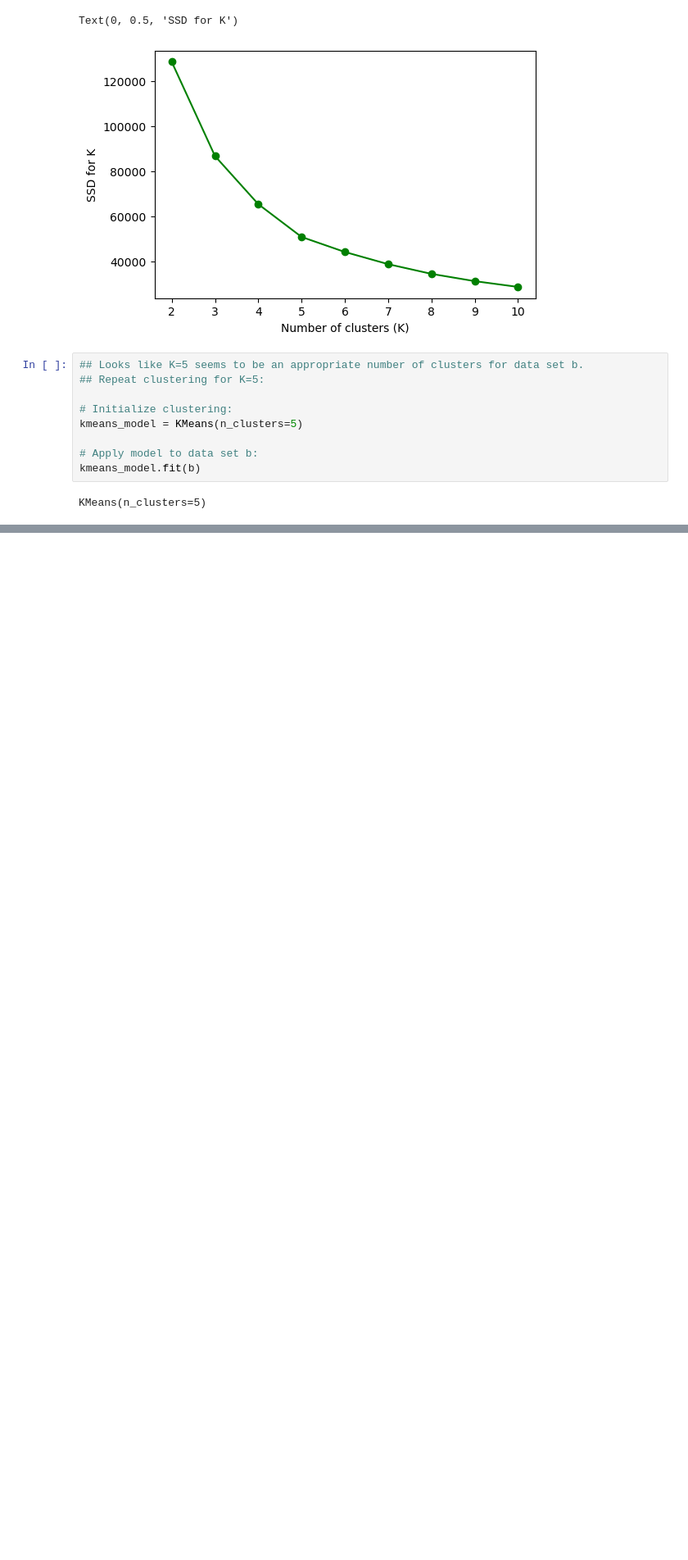
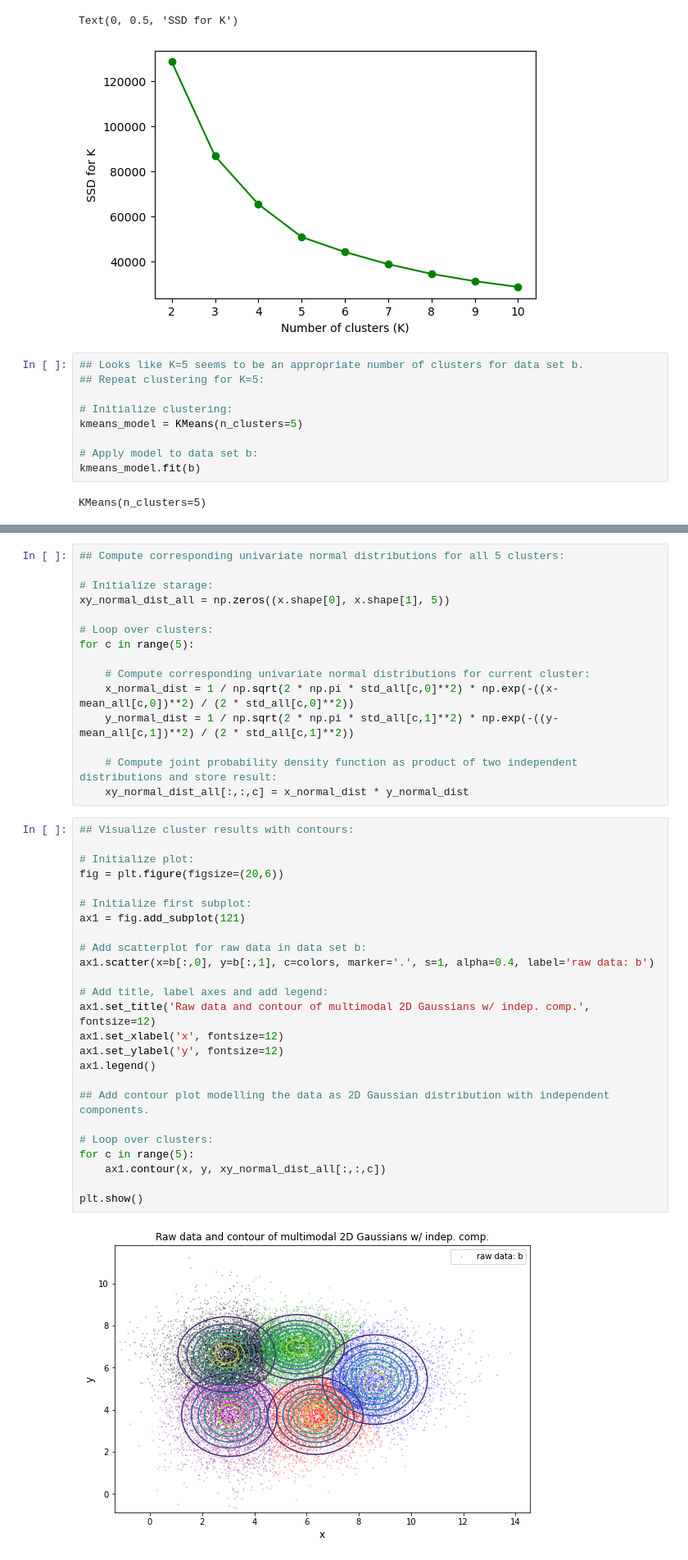
Before and after one commit to MarcoLandtHayen/exercises_patt_recog, a Jupyter notebook: notebooks/python/Practice_Sheet_4.ipynb, the cells around one changed output, grey strips where cells are left out. Shown at 82% size. Drawn from its saved outputs; the diff is of its cells as text; blank space fills up the shorter version.

```diff
--- a/notebooks/python/Practice_Sheet_4.ipynb
+++ b/notebooks/python/Practice_Sheet_4.ipynb
@@ -360,0 +377,42 @@ plt.show()
+# %%
+## Compute corresponding univariate normal distributions for all 5 clusters:
+
+# Initialize starage:
+xy_normal_dist_all = np.zeros((x.shape[0], x.shape[1], 5))
+
+# Loop over clusters:
+for c in range(5):
+
+    # Compute corresponding univariate normal distributions for current cluster:
+    x_normal_dist = 1 / np.sqrt(2 * np.pi * std_all[c,0]**2) * np.exp(-((x-mean_all[c,0])**2) / (2 * std_all[c,0]**2))
+    y_normal_dist = 1 / np.sqrt(2 * np.pi * std_all[c,1]**2) * np.exp(-((y-mean_all[c,1])**2) / (2 * std_all[c,1]**2))
+
+    # Compute joint probability density function as product of two independent distributions and store result:
+    xy_normal_dist_all[:,:,c] = x_normal_dist * y_normal_dist
+# %%
+## Visualize cluster results with contours:
+
+# Initialize plot:
+fig = plt.figure(figsize=(20,6))
+
+# Initialize first subplot:
+ax1 = fig.add_subplot(121)
+
+# Add scatterplot for raw data in data set b:
+ax1.scatter(x=b[:,0], y=b[:,1], c=colors, marker='.', s=1, alpha=0.4, label='raw data: b')
+
+# Add title, label axes and add legend:
+ax1.set_title('Raw data and contour of multimodal 2D Gaussians w/ indep. comp.', fontsize=12)
+ax1.set_xlabel('x', fontsize=12)
+ax1.set_ylabel('y', fontsize=12)
+ax1.legend()
+
+## Add contour plot modelling the data as 2D Gaussian distribution with independent components.
+
+# Loop over clusters:
+for c in range(5):
+    ax1.contour(x, y, xy_normal_dist_all[:,:,c])
+
+plt.show()
+# %% [output]
+[figure, added]
```
Also changed, not shown: parts of 7 cells of this notebook.
